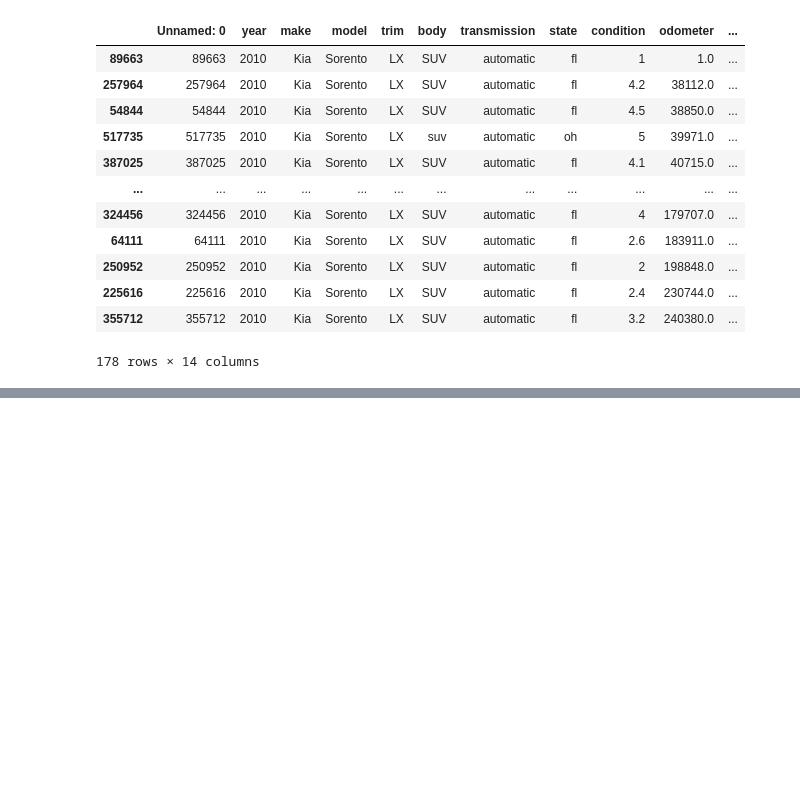
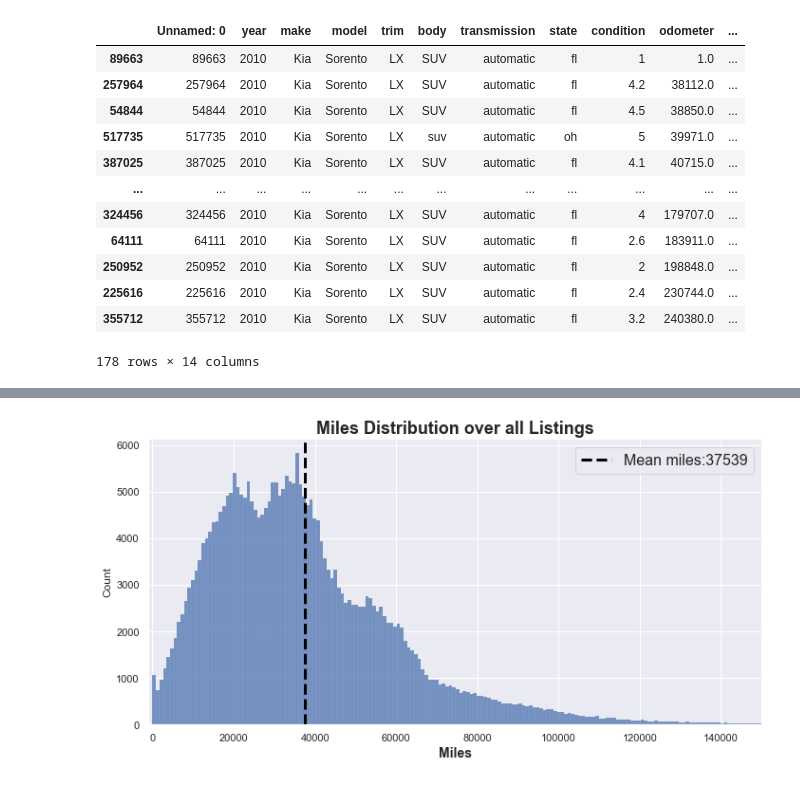
Before and after one commit to yiyuancui/car-price-analysis, a Jupyter notebook: car_price_analysis.ipynb, the cells around one changed output, grey strips where cells are left out. Cells and saved outputs as stored; diff of their text form; code cells hidden in the pictures; blank space fills up the shorter version.

```diff
--- a/car_price_analysis.ipynb
+++ b/car_price_analysis.ipynb
@@ -143,0 +176,11 @@ lx_df_2010.sort_values(by=['odometer'])
+# %%
+sns.displot(df.odometer,kde=False, aspect = 2)
+plt.xlabel('Miles',fontsize=14,fontweight="bold")
+plt.axvline(df.odometer.mean(),lw=3,ls='dashed',
+            color='black',label='Mean miles:'+'{0:.0f}'.format(np.mean(df.odometer)))
+plt.title('Miles Distribution over all Listings',fontsize=18,fontweight="bold")
+plt.legend(loc='upper right',fontsize=16)
+plt.xlim(-1000,150000)
+plt.show()
+# %% [output]
+[figure, added]
```
Also changed, not shown: parts of 26 cells of this notebook.
